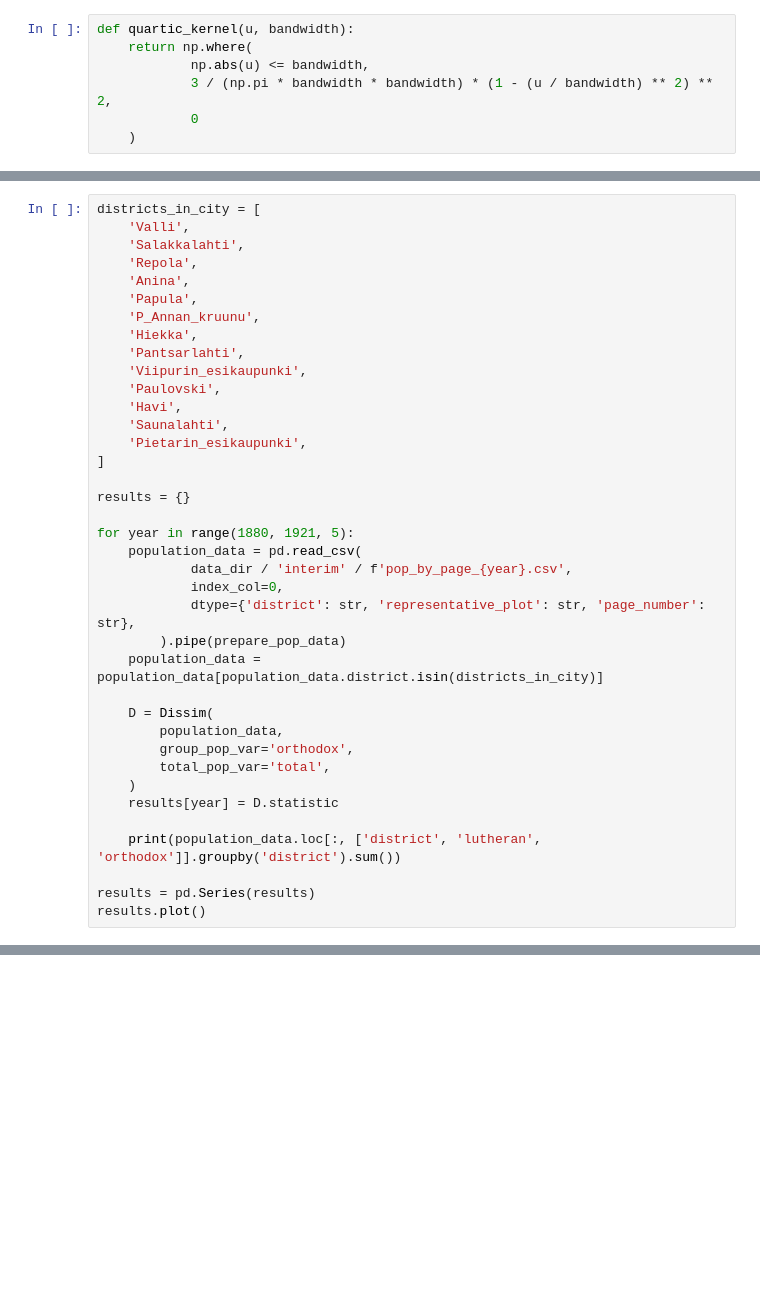
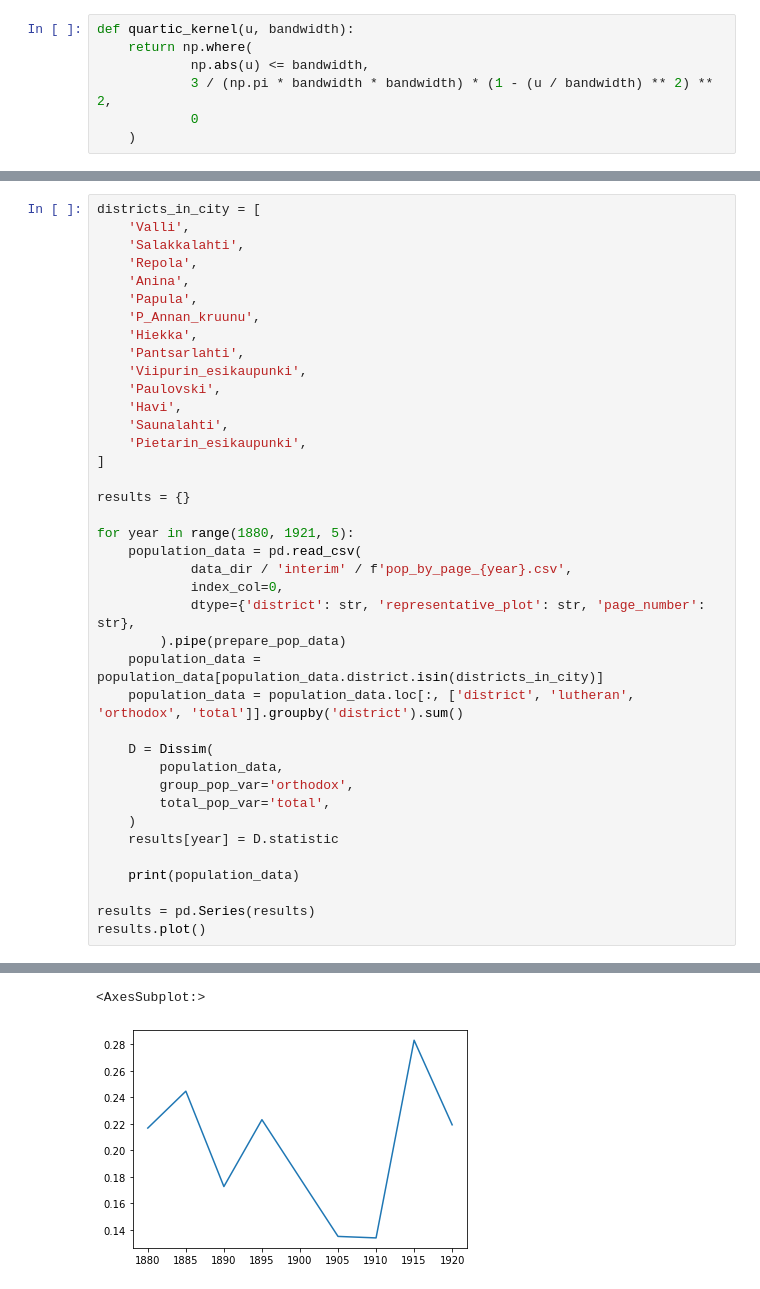
Before and after one commit to AnttiHaerkoenen/spatial_segregation, a Jupyter notebook: notebooks/segregation_change_1880-1920.ipynb, the cells around one changed output, grey strips where cells are left out. Saved outputs shown, nothing was run; the diff lists cells and outputs as text; blank space fills up the shorter version.

```diff
--- a/notebooks/segregation_change_1880-1920.ipynb
+++ b/notebooks/segregation_change_1880-1920.ipynb
@@ -286,6 +281,7 @@ for year in range(1880, 1921, 5):
             dtype={'district': str, 'representative_plot': str, 'page_number': str},
         ).pipe(prepare_pop_data)
     population_data = population_data[population_data.district.isin(districts_in_city)]
+    population_data = population_data.loc[:, ['district', 'lutheran', 'orthodox', 'total']].groupby('district').sum()
 
     D = Dissim(
         population_data,
@@ -294,7 +290,8 @@ for year in range(1880, 1921, 5):
     )
     results[year] = D.statistic
 
-    print(population_data.loc[:, ['district', 'lutheran', 'orthodox']].groupby('district').sum())
+    print(population_data)
 
 results = pd.Series(results)
 results.plot()
+# %% [output]
@@ -300,0 +315,2 @@ results.plot()
+<AxesSubplot:>
+[figure, added]
```
Also changed, not shown: parts of 3 cells of this notebook.
